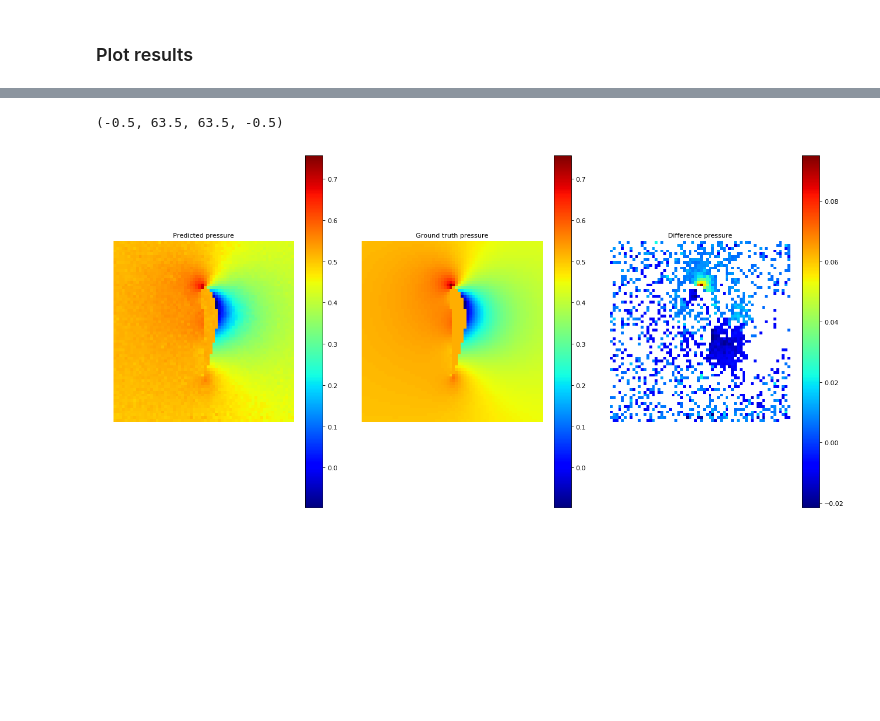
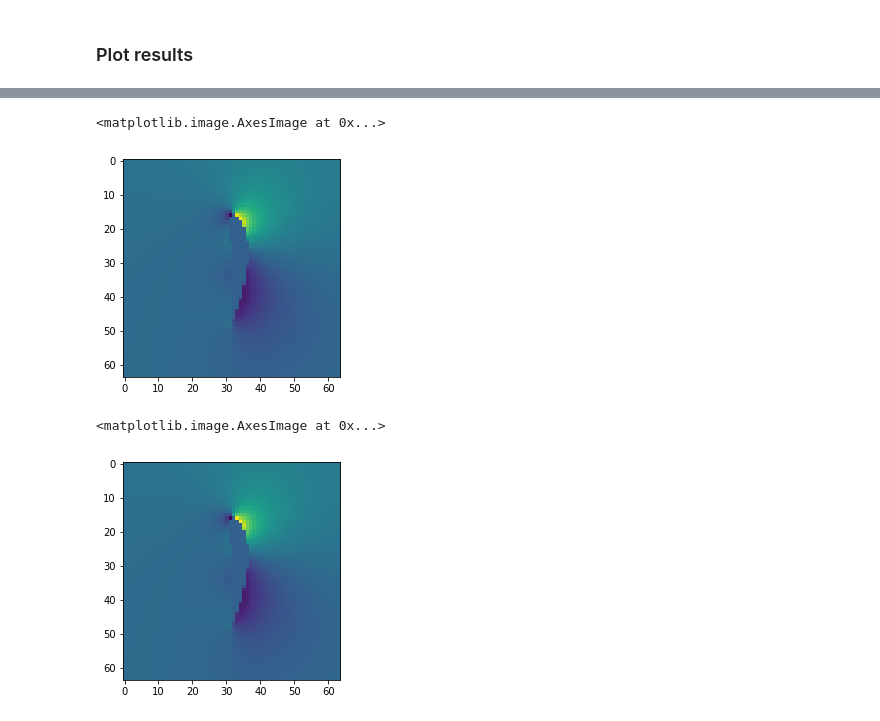
Before and after one commit to BSVogler/ferienakademie2018-accelerating-physics-with-deep-learning, a Jupyter notebook: Tutorial_1.ipynb, the cells around one changed output, grey strips where cells are left out. Saved outputs shown, nothing was run; the diff lists cells and outputs as text; code cells hidden in the pictures; blank space fills up the shorter version.

```diff
--- a/Tutorial_1.ipynb
+++ b/Tutorial_1.ipynb
@@ -476,26 +419,0 @@ def preprocess_data(inputs,targets,norm = 1):
-# %%
-    arg = 64
-    plt.figure(num=None, figsize=(20, 10), dpi=80, facecolor='w', edgecolor='k')
-    plt.subplot(131)
-    plt.title('Predicted pressure', fontsize=10)
-    plt.imshow(predictions[arg,:,:,0], cmap='jet', vmin=truth[arg,:,:,0].min(),vmax=truth[arg,:,:,0].max())
-    plt.colorbar()
-    plt.axis('off')
-
-    plt.subplot(132)
-    plt.title('Ground truth pressure', fontsize=10)
-    plt.imshow(truth[arg,:,:,0],cmap='jet')
-    plt.colorbar()
-    plt.axis('off')
-
-    plt.subplot(133)
-    p = truth[arg,:,:,0] - predictions[arg,:,:,0]
-    pmask = np.ma.masked_where(np.abs(p) <= 5e-3,p)
-    plt.title('Difference pressure', fontsize=10)
-    plt.imshow(pmask,cmap='jet')
-    plt.subplots_adjust(wspace = .1)
-    plt.colorbar()
-    plt.axis('off')
-# %% [output]
-(-0.5, 63.5, 63.5, -0.5)
-[figure, removed]
@@ -501,0 +424,10 @@ def preprocess_data(inputs,targets,norm = 1):
+# %%
+plt.imshow(targets[0,2,:,:])
+# %% [output]
+<matplotlib.image.AxesImage at 0x...>
+[figure, added]
+# %%
+plt.imshow(denormalized_targets[0,2,:,:])
+# %% [output]
+<matplotlib.image.AxesImage at 0x...>
+[figure, added]
```
Also changed, not shown: parts of 28 cells of this notebook, 1 other file.
